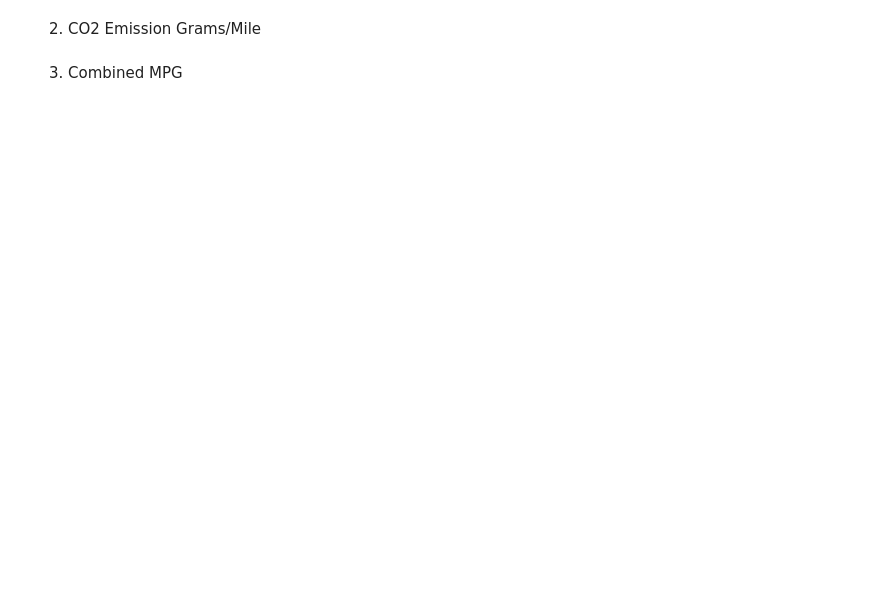
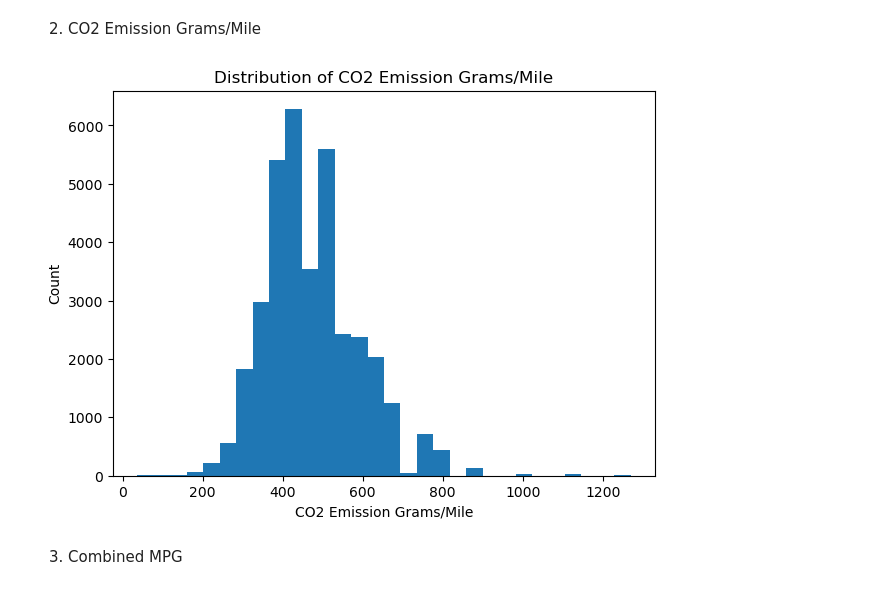
Before and after one commit to ironhack-labs/lab-continuous-probability-distributions-en, a Jupyter notebook: your-code/main.ipynb, the cells around one changed output. Saved outputs shown, nothing was run; the diff lists cells and outputs as text; code cells hidden in the pictures; blank space fills up the shorter version.

```diff
--- a/your-code/main.ipynb
+++ b/your-code/main.ipynb
@@ -108,2 +283,23 @@ Then plot the histograms for the following variables:
+# %%
+# HISTOGRAM: CO2 Emission Grams/Mile
+
+# - Select the CO2 Emission Grams/Mile column
+# - Remove missing values
+# - Plot a histogram
+
+plt.figure(figsize=(7, 5))
+
+plt.hist(
+    vehicles["CO2 Emission Grams/Mile"].dropna(),
+    bins=30
+)
+
+plt.xlabel("CO2 Emission Grams/Mile")
+plt.ylabel("Count")
+plt.title("Distribution of CO2 Emission Grams/Mile")
+
+plt.show()
+# %% [output]
+[figure, added]
 # %% [markdown]
 3. Combined MPG
```
Also changed, not shown: parts of 50 cells of this notebook.
